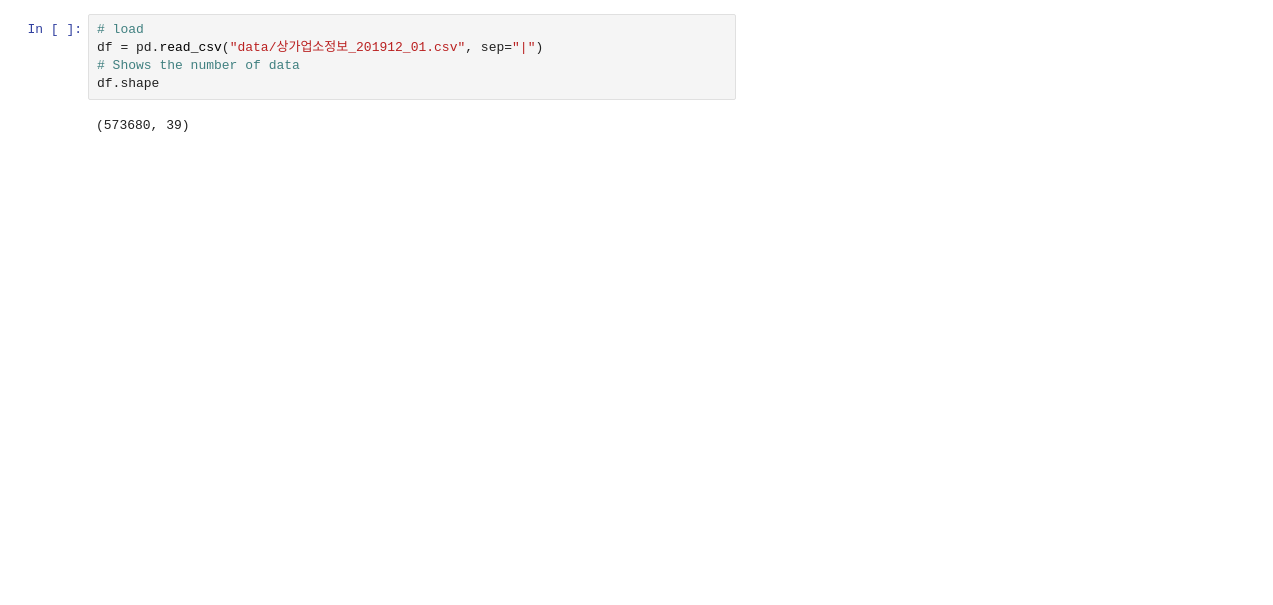
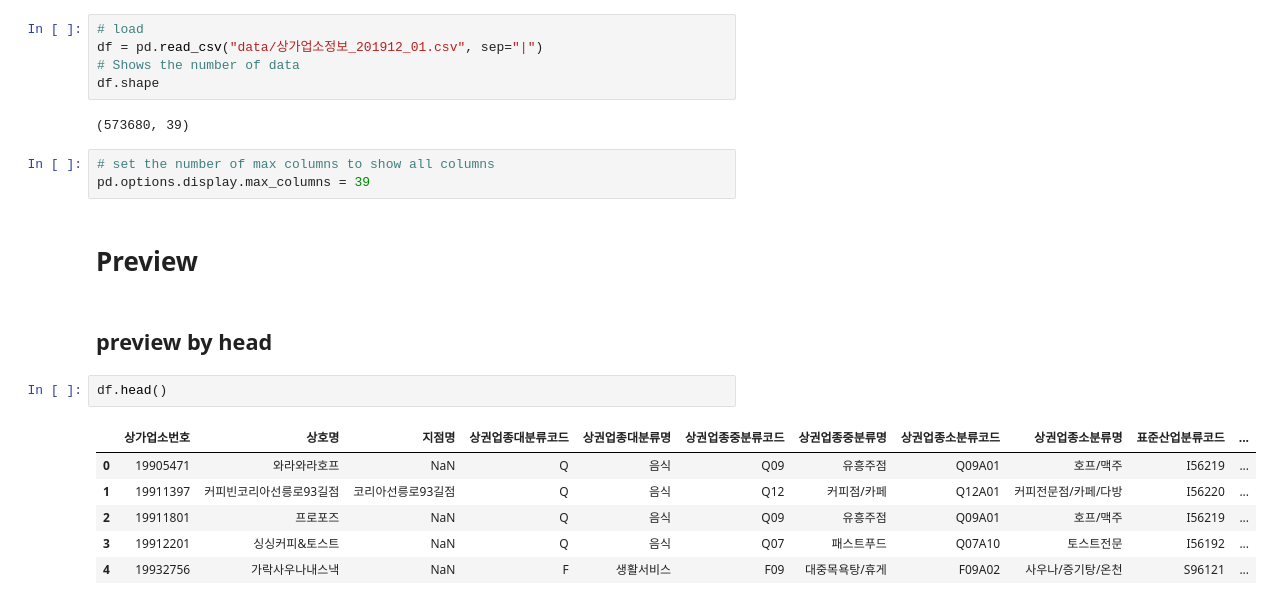
Before and after one commit to taeheelee90/seoul_market_analysis, a Jupyter notebook: Untitled.ipynb, the cells around one changed output. Cells and saved outputs as stored; diff of their text form; blank space fills up the shorter version.

```diff
--- a/Untitled.ipynb
+++ b/Untitled.ipynb
@@ -50,3 +50,19 @@ df = pd.read_csv("data/상가업소정보_201912_01.csv", sep="|")
 df.shape
 # %% [output]
 (573680, 39)
+# %%
+# set the number of max columns to show all columns
+pd.options.display.max_columns = 39
+# %% [markdown]
+# Preview
+# %% [markdown]
+## preview by head
+# %%
+df.head()
+# %% [output]
+|  | 상가업소번호 | 상호명 | 지점명 | 상권업종대분류코드 | 상권업종대분류명 | 상권업종중분류코드 | 상권업종중분류명 | 상권업종소분류코드 | 상권업종소분류명 | 표준산업분류코드 | ... |
+| 0 | 19905471 | 와라와라호프 | NaN | Q | 음식 | Q09 | 유흥주점 | Q09A01 | 호프/맥주 | I56219 | ... |
+| 1 | 19911397 | 커피빈코리아선릉로93길점 | 코리아선릉로93길점 | Q | 음식 | Q12 | 커피점/카페 | Q12A01 | 커피전문점/카페/다방 | I56220 | ... |
+| 2 | 19911801 | 프로포즈 | NaN | Q | 음식 | Q09 | 유흥주점 | Q09A01 | 호프/맥주 | I56219 | ... |
+| 3 | 19912201 | 싱싱커피&토스트 | NaN | Q | 음식 | Q07 | 패스트푸드 | Q07A10 | 토스트전문 | I56192 | ... |
+| 4 | 19932756 | 가락사우나내스낵 | NaN | F | 생활서비스 | F09 | 대중목욕탕/휴게 | F09A02 | 사우나/증기탕/온천 | S96121 | ... |
```
Also changed, not shown: parts of 19 cells of this notebook.
